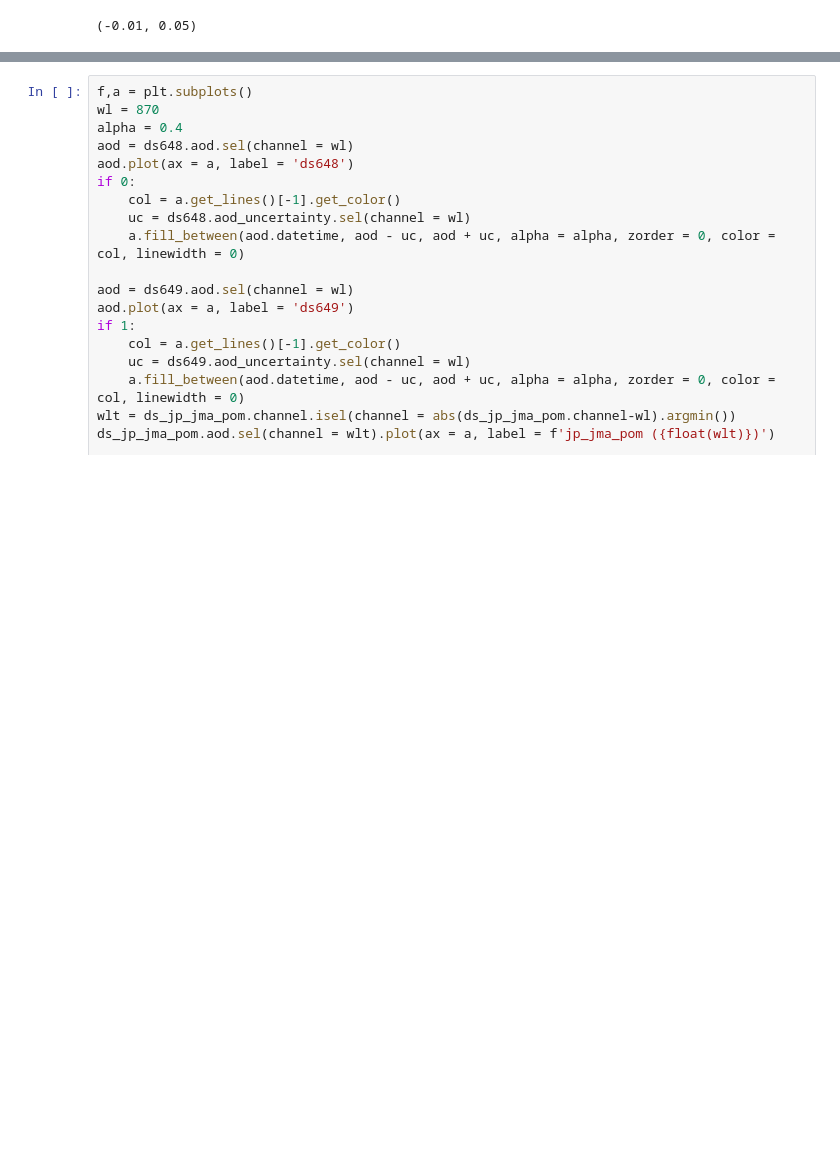
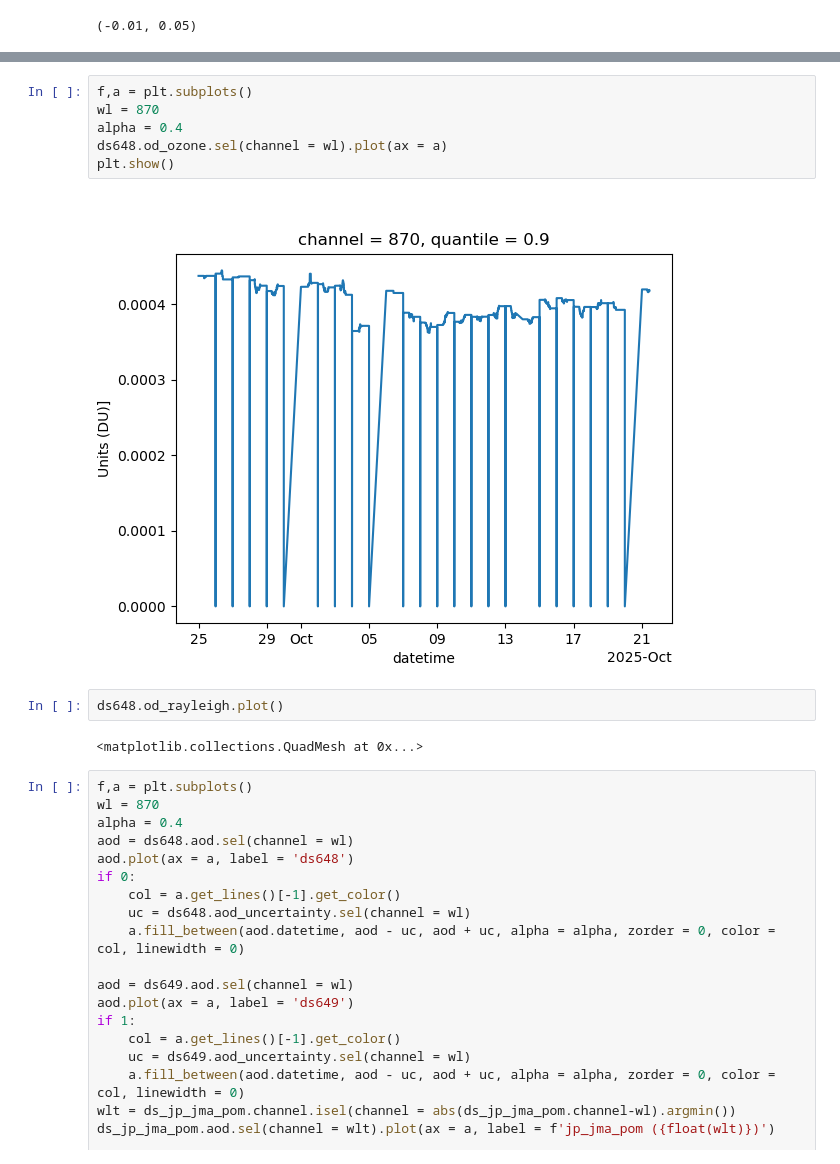
Before and after one commit to HagenTelg/cmpaign_2025_PMOD, a Jupyter notebook: intercomparison_aod_v0.5.ipynb, the cells around one changed output, grey strips where cells are left out. Cells and saved outputs as stored; diff of their text form; blank space fills up the shorter version.

```diff
--- a/intercomparison_aod_v0.5.ipynb
+++ b/intercomparison_aod_v0.5.ipynb
@@ -223,3 +259,15 @@ a.set_ylim(-0.01, 0.05)
+# %%
+f,a = plt.subplots()
+wl = 870
+alpha = 0.4
+ds648.od_ozone.sel(channel = wl).plot(ax = a)
+plt.show()
+# %% [output]
+[figure, added]
+# %%
+ds648.od_rayleigh.plot()
+# %% [output]
+<matplotlib.collections.QuadMesh at 0x...>
 # %%
 f,a = plt.subplots()
 wl = 870
```
Also changed, not shown: parts of 3 cells of this notebook.
